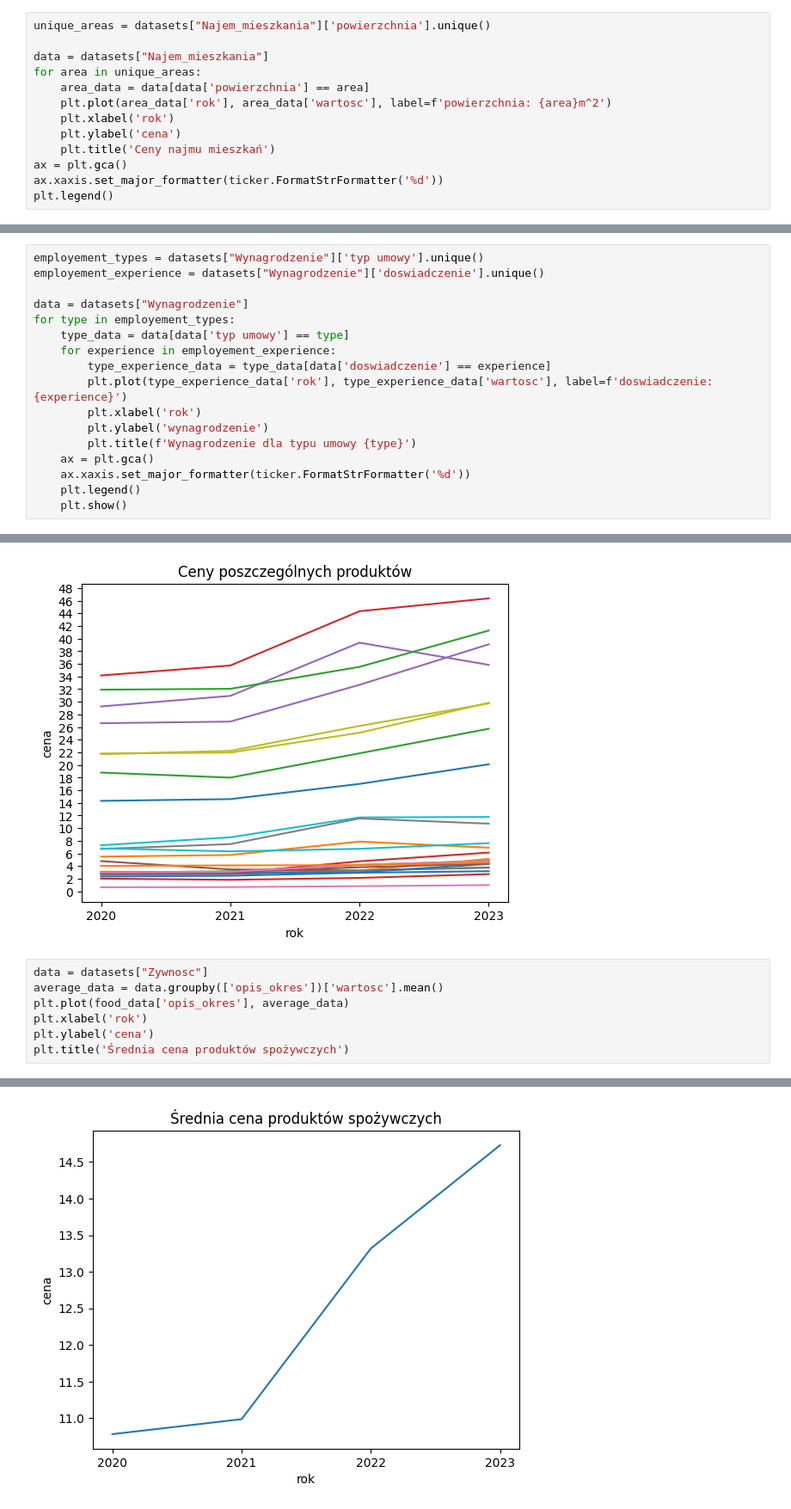
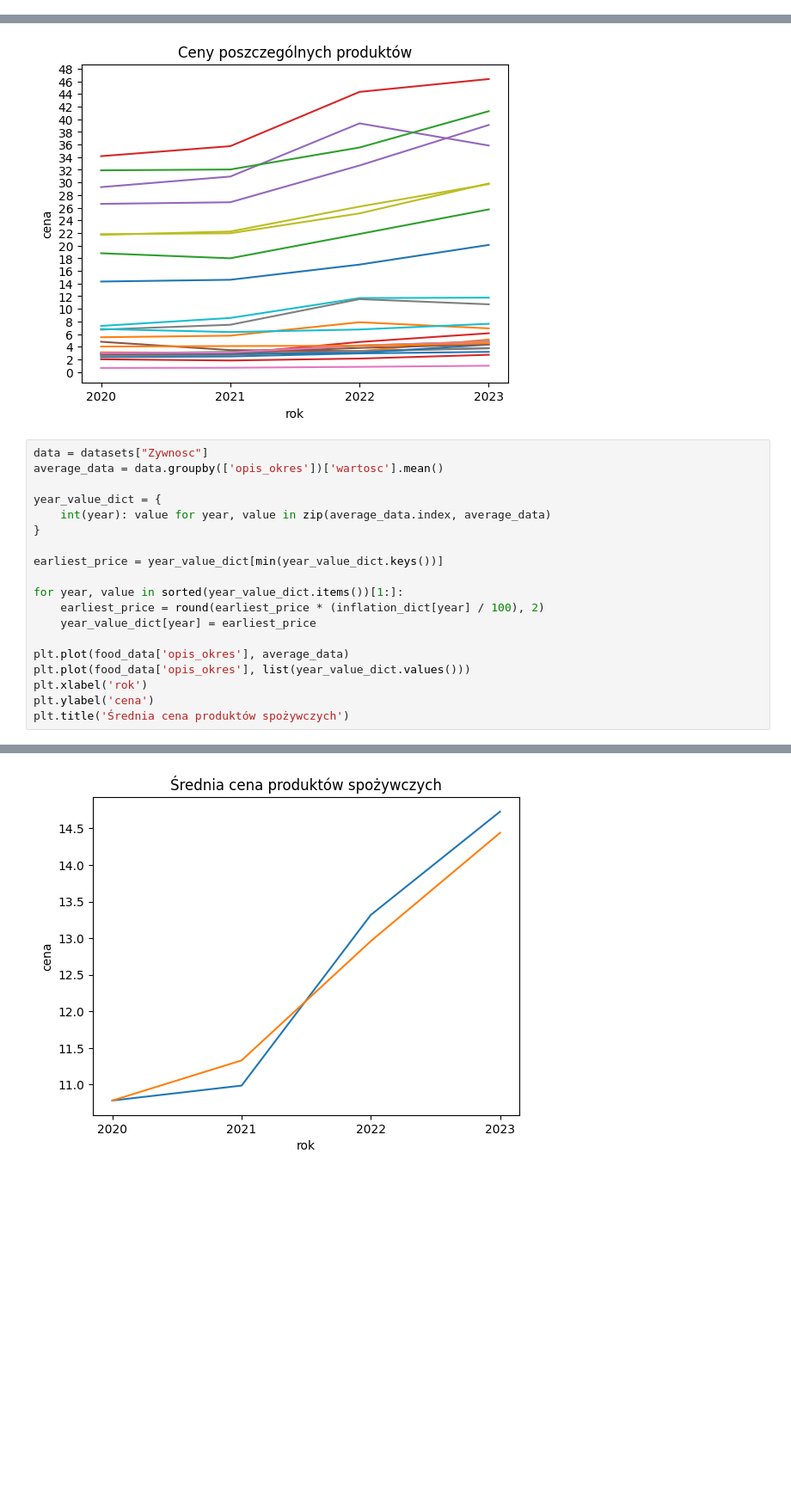
Before and after one commit to Newtoneiro/SAD-Statistics-in-data-analysis, a Jupyter notebook: Inflation_analysys/analiza_i_wizualizacja.ipynb, the cells around one changed output, grey strips where cells are left out. Shown at 86% size. Drawn from its saved outputs; the diff is of its cells as text; blank space fills up the shorter version.

Commit message:
add inflation

```diff
--- a/Inflation_analysys/analiza_i_wizualizacja.ipynb
+++ b/Inflation_analysys/analiza_i_wizualizacja.ipynb
@@ -56,16 +71,3 @@ datasets['Zywnosc'] = data
 ## Wizualizacja
 # %% [markdown]
 #### Mieszkania
-# %%
-unique_areas = datasets["Najem_mieszkania"]['powierzchnia'].unique()
-
-data = datasets["Najem_mieszkania"]
-for area in unique_areas:
-    area_data = data[data['powierzchnia'] == area]
-    plt.plot(area_data['rok'], area_data['wartosc'], label=f'powierzchnia: {area}m^2')
-    plt.xlabel('rok')
-    plt.ylabel('cena')
-    plt.title('Ceny najmu mieszkań')
-ax = plt.gca()
-ax.xaxis.set_major_formatter(ticker.FormatStrFormatter('%d'))
-plt.legend()
@@ -75,19 +108,2 @@ plt.legend()
 # %% [markdown]
 #### Wynagrodzenie
-# %%
-employement_types = datasets["Wynagrodzenie"]['typ umowy'].unique()
-employement_experience = datasets["Wynagrodzenie"]['doswiadczenie'].unique()
-
-data = datasets["Wynagrodzenie"]
-for type in employement_types:
-    type_data = data[data['typ umowy'] == type]
-    for experience in employement_experience:
-        type_experience_data = type_data[data['doswiadczenie'] == experience]
-        plt.plot(type_experience_data['rok'], type_experience_data['wartosc'], label=f'doswiadczenie: {experience}')
-        plt.xlabel('rok')
-        plt.ylabel('wynagrodzenie')
-        plt.title(f'Wynagrodzenie dla typu umowy {type}')
-    ax = plt.gca()
-    ax.xaxis.set_major_formatter(ticker.FormatStrFormatter('%d'))
-    plt.legend()
-    plt.show()
@@ -127,10 +177,22 @@ Lista produktoów: ['buraki za 1 kg' 'cebula za 1 kg' 'chleb pszenno-żytni za 0
 # %%
 data = datasets["Zywnosc"]
 average_data = data.groupby(['opis_okres'])['wartosc'].mean()
+
+year_value_dict = {
+    int(year): value for year, value in zip(average_data.index, average_data)
+}
+
+earliest_price = year_value_dict[min(year_value_dict.keys())]
+
+for year, value in sorted(year_value_dict.items())[1:]:
+    earliest_price = round(earliest_price * (inflation_dict[year] / 100), 2)
+    year_value_dict[year] = earliest_price
+
 plt.plot(food_data['opis_okres'], average_data)
+plt.plot(food_data['opis_okres'], list(year_value_dict.values()))
 plt.xlabel('rok')
 plt.ylabel('cena')
 plt.title('Średnia cena produktów spożywczych')
 # %% [output]
 Text(0.5, 1.0, 'Średnia cena produktów spożywczych')
-[figure, old version]
+[figure, new version]
```
Also changed, not shown: parts of 6 cells of this notebook, 1 other file.
